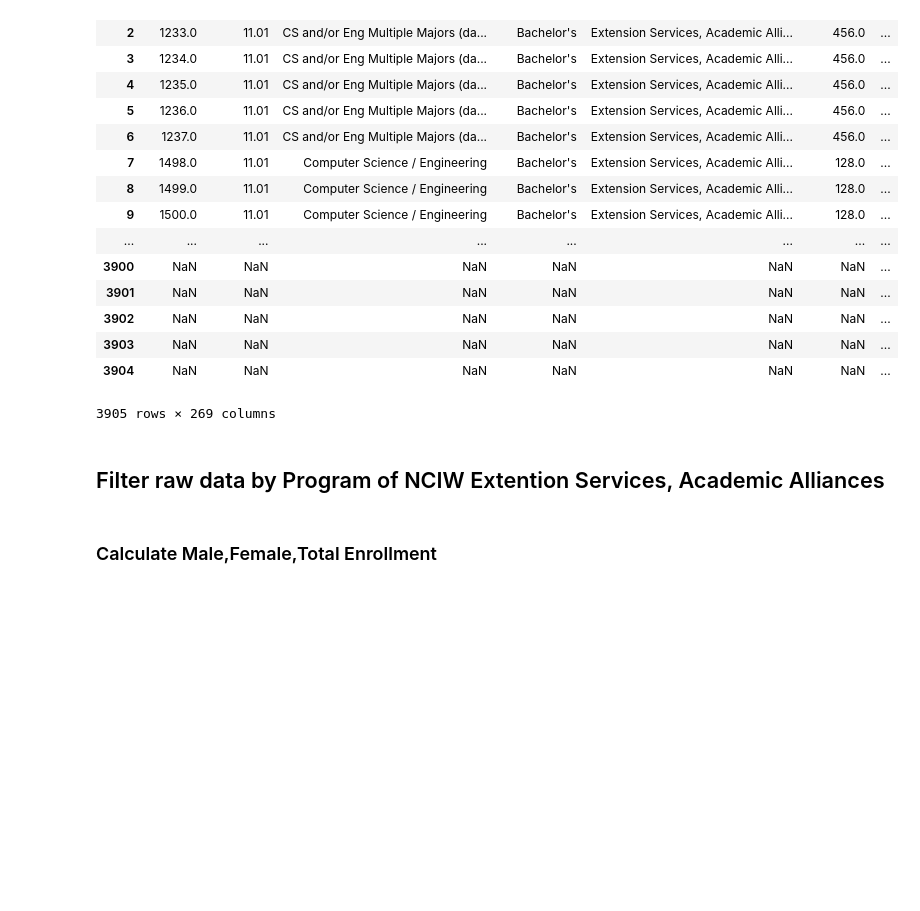
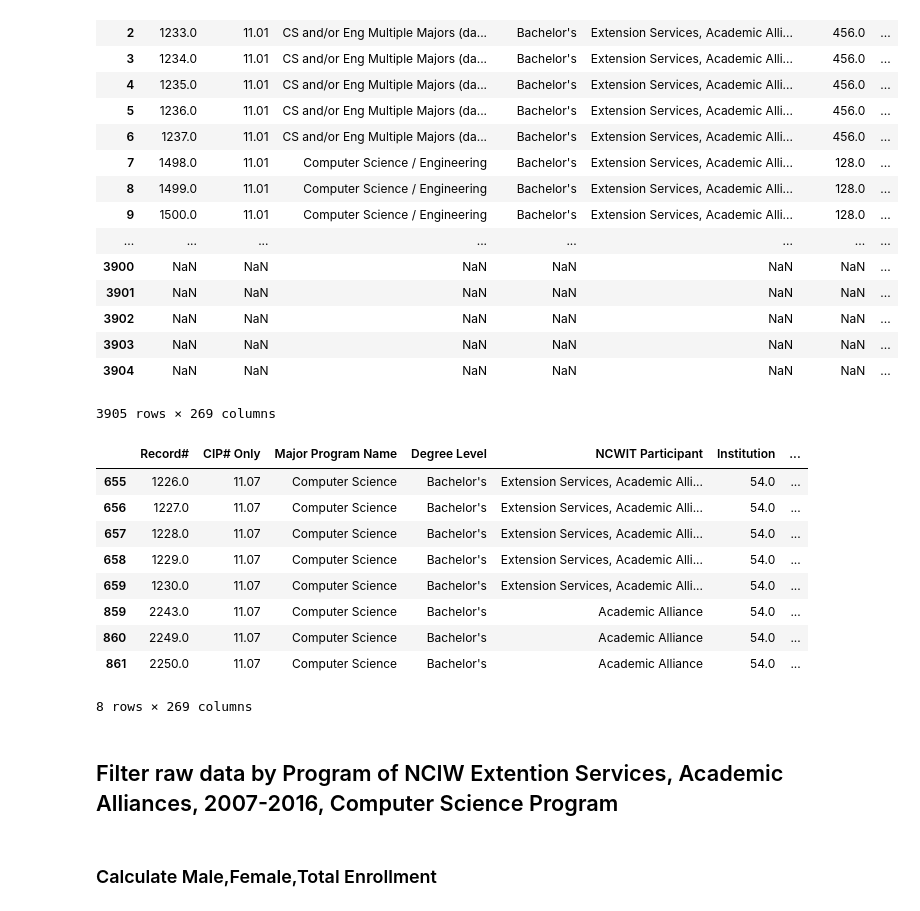
Before and after one commit to INFO-4602-5602/project-2-ncwit-team-13, a Jupyter notebook: Jupyter Notebooks/Preprocessing Notebook.ipynb, the cells around one changed output. Saved outputs shown, nothing was run; the diff lists cells and outputs as text; code cells hidden in the pictures; blank space fills up the shorter version.

```diff
--- a/Jupyter Notebooks/Preprocessing Notebook.ipynb
+++ b/Jupyter Notebooks/Preprocessing Notebook.ipynb
@@ -27,8 +27,21 @@ rawdata_dataframe
 | 3903 | NaN | NaN | NaN | NaN | NaN | NaN | ... |
 | 3904 | NaN | NaN | NaN | NaN | NaN | NaN | ... |
 3905 rows × 269 columns
+# %%
+rawdata_dataframe[rawdata_dataframe["Institution"].isin(["54"]) & rawdata_dataframe["Major Program Name"].isin(["Computer Science"])]
+# %% [output]
+|  | Record# | CIP# Only | Major Program Name | Degree Level | NCWIT Participant | Institution | ... |
+| 655 | 1226.0 | 11.07 | Computer Science | Bachelor's | Extension Services, Academic Alli... | 54.0 | ... |
+| 656 | 1227.0 | 11.07 | Computer Science | Bachelor's | Extension Services, Academic Alli... | 54.0 | ... |
+| 657 | 1228.0 | 11.07 | Computer Science | Bachelor's | Extension Services, Academic Alli... | 54.0 | ... |
+| 658 | 1229.0 | 11.07 | Computer Science | Bachelor's | Extension Services, Academic Alli... | 54.0 | ... |
+| 659 | 1230.0 | 11.07 | Computer Science | Bachelor's | Extension Services, Academic Alli... | 54.0 | ... |
+| 859 | 2243.0 | 11.07 | Computer Science | Bachelor's | Academic Alliance | 54.0 | ... |
+| 860 | 2249.0 | 11.07 | Computer Science | Bachelor's | Academic Alliance | 54.0 | ... |
+| 861 | 2250.0 | 11.07 | Computer Science | Bachelor's | Academic Alliance | 54.0 | ... |
+8 rows × 269 columns
 # %% [markdown]
-## Filter raw data by Program of NCIW Extention Services, Academic Alliances
+## Filter raw data by Program of NCIW Extention Services, Academic Alliances, 2007-2016, Computer Science Program
 # %%
 #Column Name = NCWIT Participant
 targetFilter = 'Extension Services, Academic Alliance'
```
Also changed, not shown: parts of 11 cells of this notebook, 2 other files.
